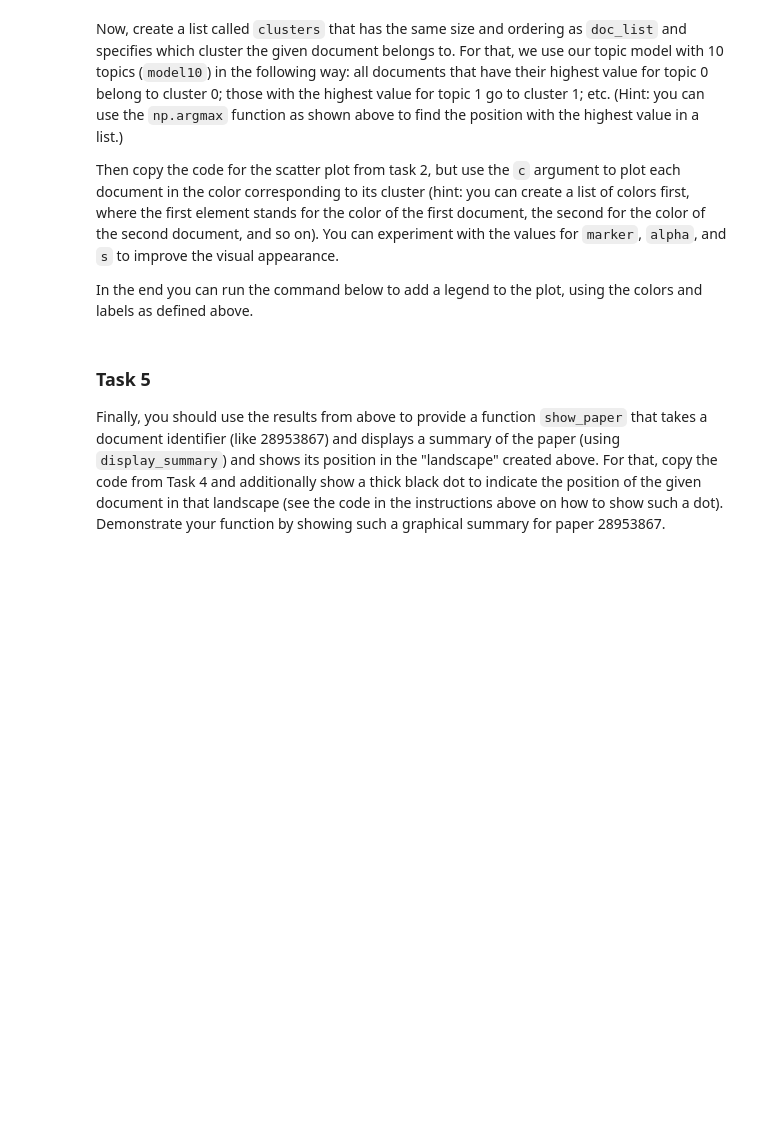
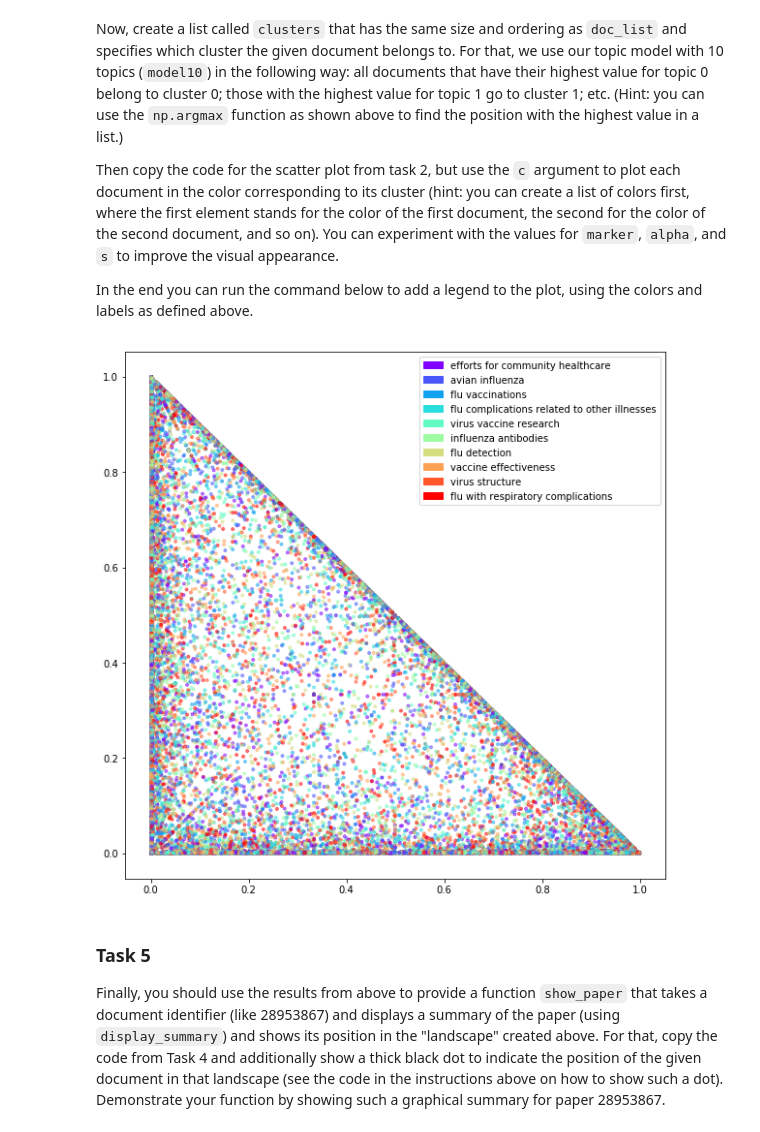
Before and after one commit to rockaflacka47/Information-Retrieval, a Jupyter notebook: IR2018-master/06_clustering.ipynb, the cells around one changed output. Drawn from its saved outputs; the diff is of its cells as text; code cells hidden in the pictures; blank space fills up the shorter version.

```diff
--- a/IR2018-master/06_clustering.ipynb
+++ b/IR2018-master/06_clustering.ipynb
@@ -277,0 +290,24 @@ Look at the top 5 papers for each topic and also consult the results for `show_t
+# %%
+# Add your code here
+
+def show_top_papers_on_topic(topic):
+    doc_scores = defaultdict(list)
+
+    for i in doc_list:
+        y = doc_list.index(i)
+        x = doc_topic10[y]
+        z = x[topic]
+        doc_scores[i].append(z)
+
+    sorted_dict = sorted(doc_scores.items(), key=lambda x: x[1], reverse = True)
+
+    for pair in sorted_dict[:5]:
+        display_summary(pair[0])
+
+
+show_top_papers_on_topic(1)
+
+topic_labels = ['efforts for community healthcare',
+'avian influenza','flu vaccinations', 'flu complications related to other illnesses', 'virus vaccine research',
+'influenza antibodies', 'flu detection','vaccine effectiveness', 'virus structure',
+'flu with respiratory complications']
@@ -295,12 +347,18 @@ In the end you can run the command below to add a legend to the plot, using the
 # %%
 # Add your code here
 
-#clusters = ...
+clusters = defaultdict(list)
+for i in range(0, len(doc_list)):
+    clusters[doc_list[i]].append(np.argmax(doc_topic10[i,:]))
 
 # Create the scatter plot here
 
+plt.scatter(doc_topic3[:,0], doc_topic3[:,1], marker='.', alpha=0.5,c=colors)
+
 # Plot the legend:
-#plt.legend(handles=[mpatches.Patch(color=colors[i], label=topic_labels[i]) for i in range(0,10)]);
+plt.legend(handles=[mpatches.Patch(color=colors[i], label=topic_labels[i]) for i in range(0,10)]);
+# %% [output]
+[figure, added]
 # %% [markdown]
 ### Task 5
 
```
Also changed, not shown: parts of 15 cells of this notebook.
